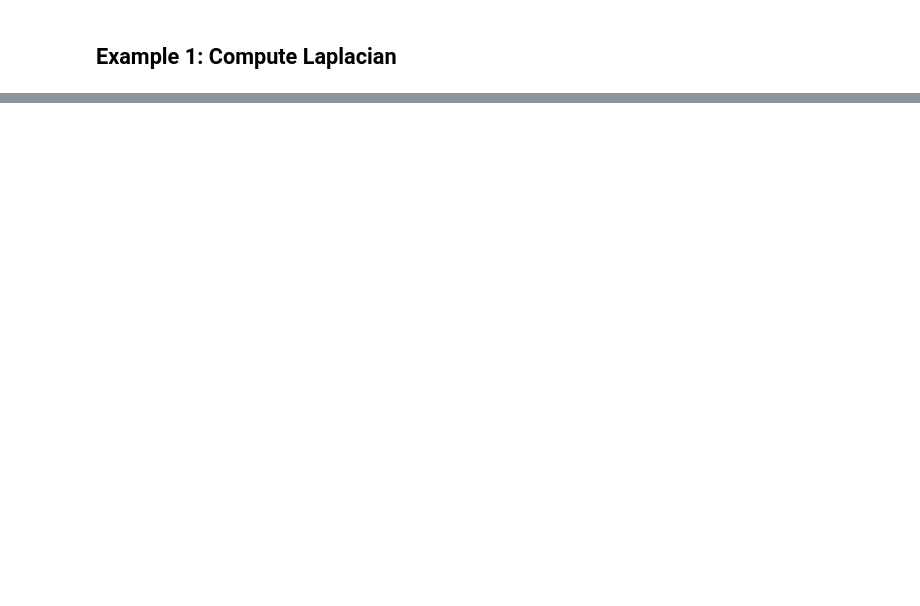
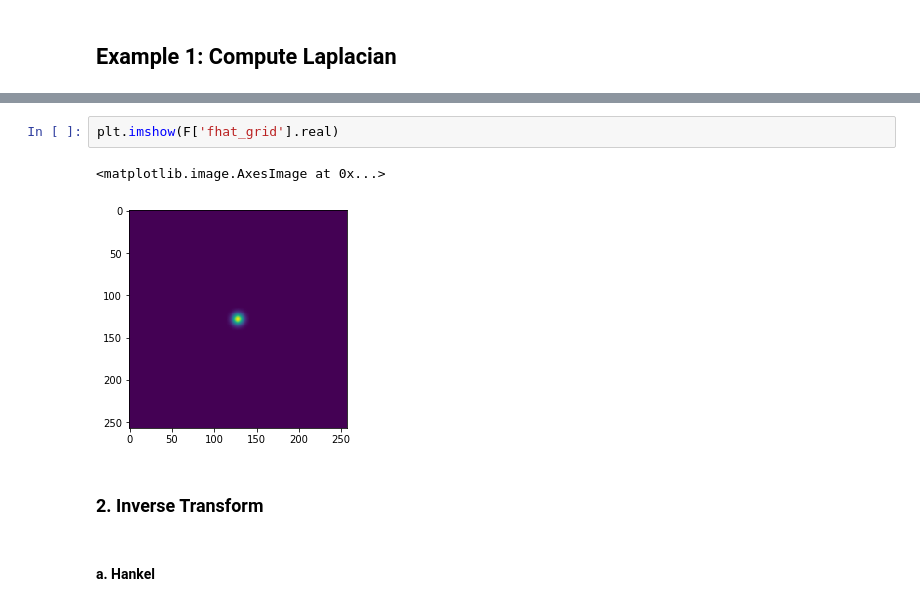
Before and after one commit to steven-murray/hankel, a Jupyter notebook: docs/demos/forward_inverse_transform_hankel_vs_fft.ipynb, the cells around one changed output, grey strips where cells are left out. Drawn from its saved outputs; the diff is of its cells as text; blank space fills up the shorter version.

```diff
--- a/docs/demos/forward_inverse_transform_hankel_vs_fft.ipynb
+++ b/docs/demos/forward_inverse_transform_hankel_vs_fft.ipynb
@@ -419,0 +199,9 @@ plt.show()
+# %%
+plt.imshow(F['fhat_grid'].real)
+# %% [output]
+<matplotlib.image.AxesImage at 0x...>
+[figure, added]
+# %% [markdown]
+### 2. Inverse Transform
+# %% [markdown]
+#### a. Hankel
```
Also changed, not shown: parts of 77 cells of this notebook.
